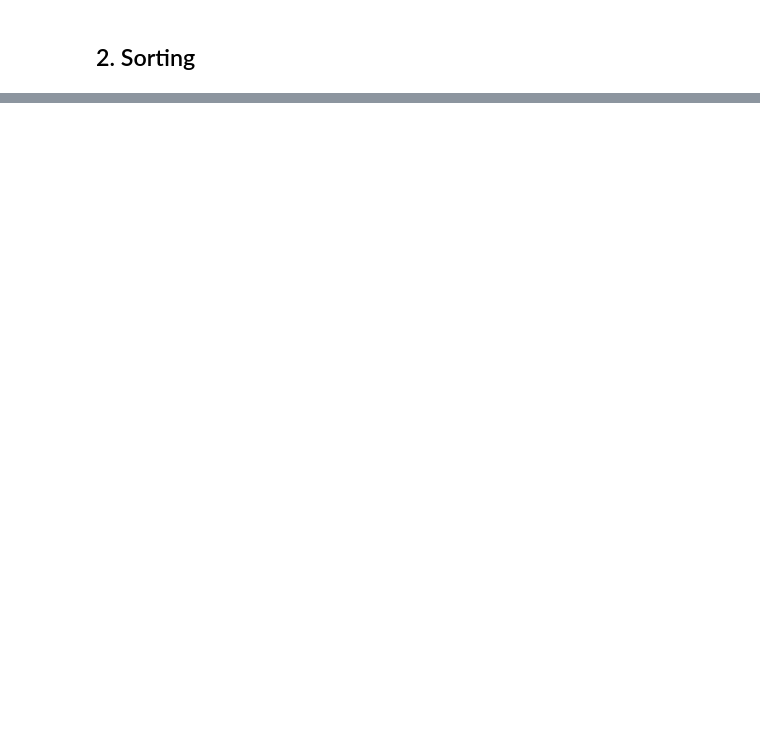
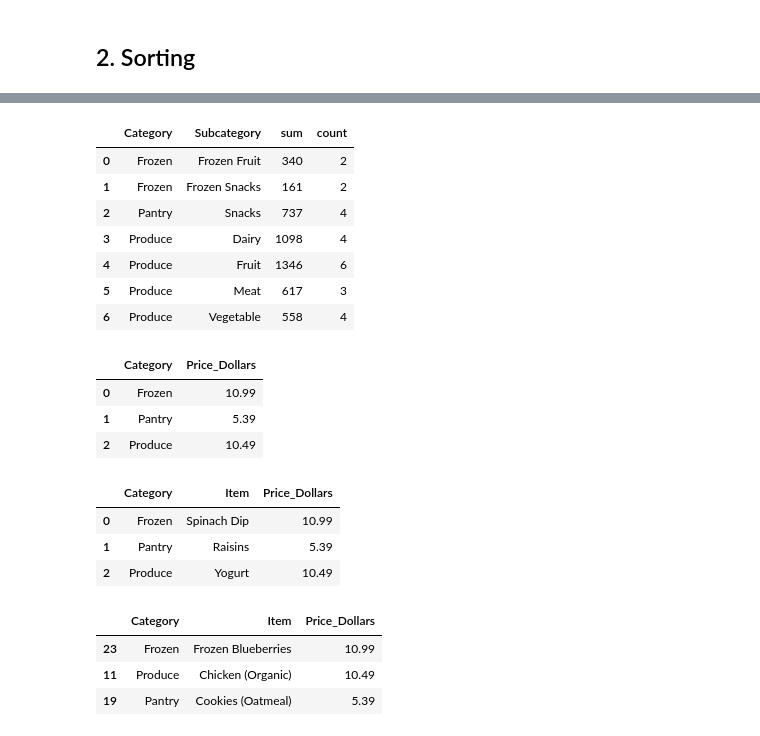
Before and after one commit to sairaawahid/Data-Science-in-Python-Data-Prep-EDA, a Jupyter notebook: Exploratory Data Analysis/Exploratory_data_analysis.ipynb, the cells around one changed output, grey strips where cells are left out. Drawn from its saved outputs; the diff is of its cells as text; code cells hidden in the pictures; blank space fills up the shorter version.

```diff
--- a/Exploratory Data Analysis/Exploratory_data_analysis.ipynb
+++ b/Exploratory Data Analysis/Exploratory_data_analysis.ipynb
@@ -158,0 +189,46 @@ groceries[groceries['Low Inventory'] == 'Low inventory'].sort_values('Price_Doll
+# %%
+# Group by category and subcategory, show total inventory and unique items
+(groceries.groupby(['Category', 'Subcategory'])['Inventory']
+          .agg(['sum', 'count'])
+          .reset_index())
+# %% [output]
+|  | Category | Subcategory | sum | count |
+| 0 | Frozen | Frozen Fruit | 340 | 2 |
+| 1 | Frozen | Frozen Snacks | 161 | 2 |
+| 2 | Pantry | Snacks | 737 | 4 |
+| 3 | Produce | Dairy | 1098 | 4 |
+| 4 | Produce | Fruit | 1346 | 6 |
+| 5 | Produce | Meat | 617 | 3 |
+| 6 | Produce | Vegetable | 558 | 4 |
+# %%
+# Group by category and show max priced item
+groceries.groupby('Category')['Price_Dollars'].max().reset_index()
+# %% [output]
+|  | Category | Price_Dollars |
+| 0 | Frozen | 10.99 |
+| 1 | Pantry | 5.39 |
+| 2 | Produce | 10.49 |
+# %%
+# Group by category and show max priced item in each category --- THIS IS INCORRECT!
+groceries.groupby('Category')[['Item', 'Price_Dollars']].max().reset_index()
+
+"""
+This will not return most expensive item within each category
+because .max() is being applied to 'Item' and 'Price_Dollars' separately
+"""
+# %% [output]
+|  | Category | Item | Price_Dollars |
+| 0 | Frozen | Spinach Dip | 10.99 |
+| 1 | Pantry | Raisins | 5.39 |
+| 2 | Produce | Yogurt | 10.49 |
+# %%
+# THIS IS INCORRECT!
+(groceries[['Category', 'Item', 'Price_Dollars']]
+        .sort_values('Price_Dollars', ascending=False)
+        .groupby('Category')
+        .head(1))
+# %% [output]
+|  | Category | Item | Price_Dollars |
+| 23 | Frozen | Frozen Blueberries | 10.99 |
+| 11 | Produce | Chicken (Organic) | 10.49 |
+| 19 | Pantry | Cookies (Oatmeal) | 5.39 |
```
Also changed, not shown: parts of 10 cells of this notebook.
